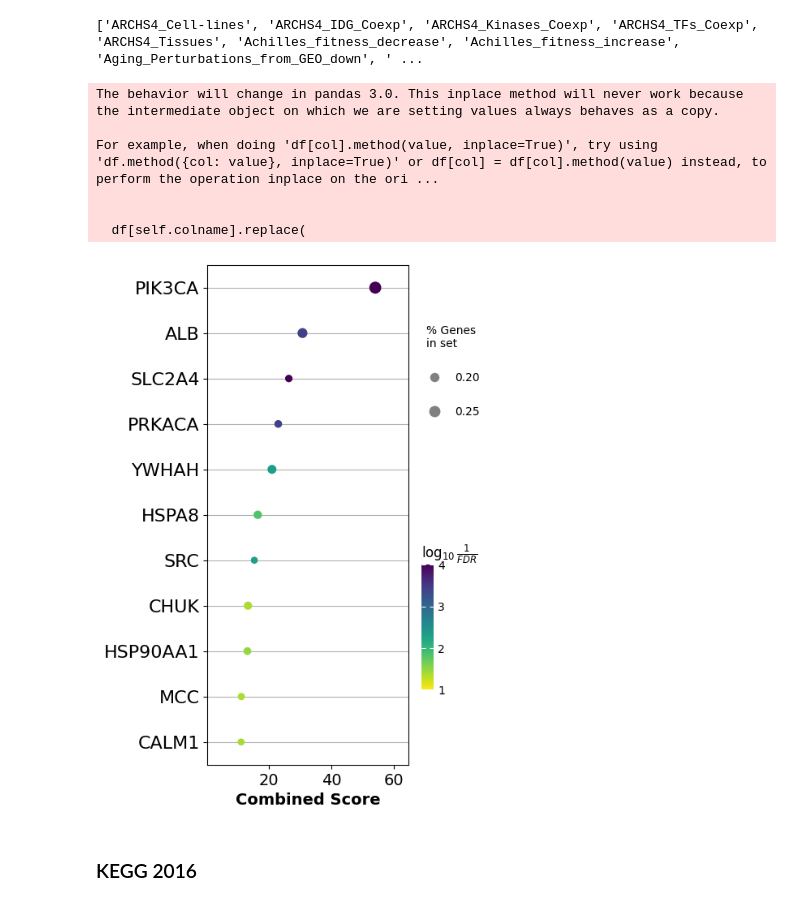
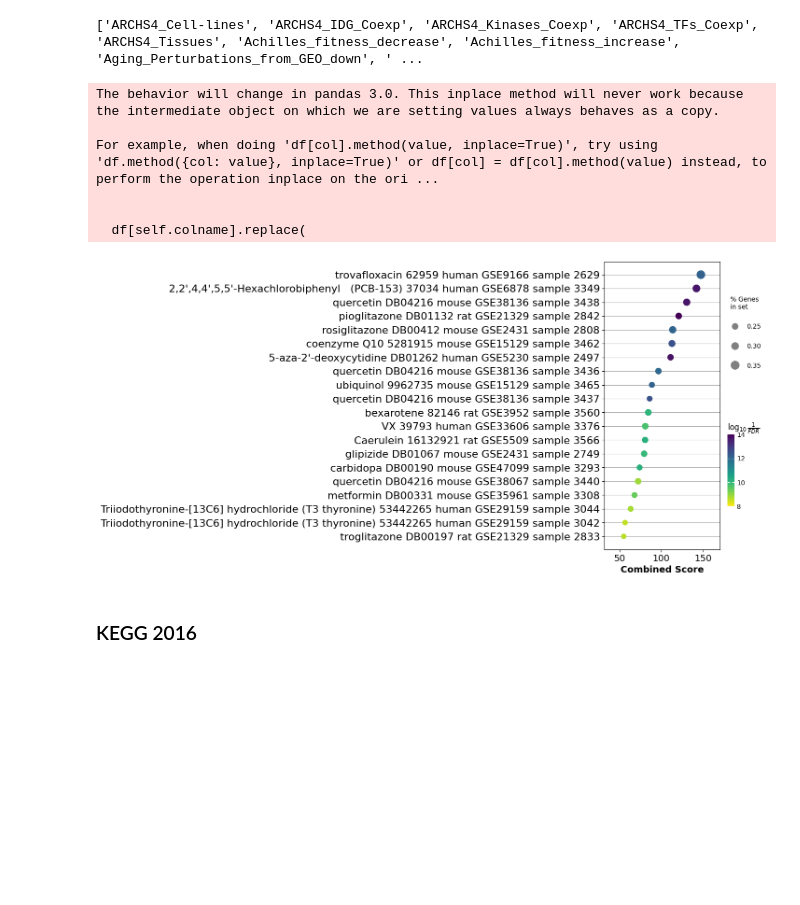
Before and after one commit to syao13/fibrosis-progression-deseq2, a Jupyter notebook: notebooks/02-gsea-analysis.ipynb, the cells around one changed output. Saved outputs shown, nothing was run; the diff lists cells and outputs as text; code cells hidden in the pictures; blank space fills up the shorter version.

```diff
--- a/notebooks/02-gsea-analysis.ipynb
+++ b/notebooks/02-gsea-analysis.ipynb
@@ -57,26 +57,26 @@ print(names)
 ['ARCHS4_Cell-lines', 'ARCHS4_IDG_Coexp', 'ARCHS4_Kinases_Coexp', 'ARCHS4_TFs_Coexp', 'ARCHS4_Tissues', 'Achilles_fitness_decrease', 'Achilles_fitness_increase', 'Aging_Perturbations_from_GEO_down', ' ...
 # %%
 # if you are only intrested in dataframe that enrichr returned, please set outdir=None
-gene_sets = ["PPI_Hub_Proteins"]
+gene_sets = ["Drug_Perturbations_from_GEO_up"]
 
 enr = gp.enrichr(gene_list=gene_list,
                  gene_sets=gene_sets,
                  organism='human', # don't forget to set organism to the one you desired! e.g. Yeast
                  outdir=None, # don't write to disk
                 )
 
 # obj.results stores all results
 # enr.results.head()
 
 ax = dotplot(enr.res2d,cmap='viridis_r', size=6, figsize=(4,8), top_term=20)
 # %% [output]
 The behavior will change in pandas 3.0. This inplace method will never work because the intermediate object on which we are setting values always behaves as a copy.
 
 For example, when doing 'df[col].method(value, inplace=True)', try using 'df.method({col: value}, inplace=True)' or df[col] = df[col].method(value) instead, to perform the operation inplace on the ori ...
 
 
   df[self.colname].replace(
-[figure, old version]
+[figure, new version]
 # %% [markdown]
 ### KEGG 2016
 # %%
```
Also changed, not shown: parts of 6 cells of this notebook.
